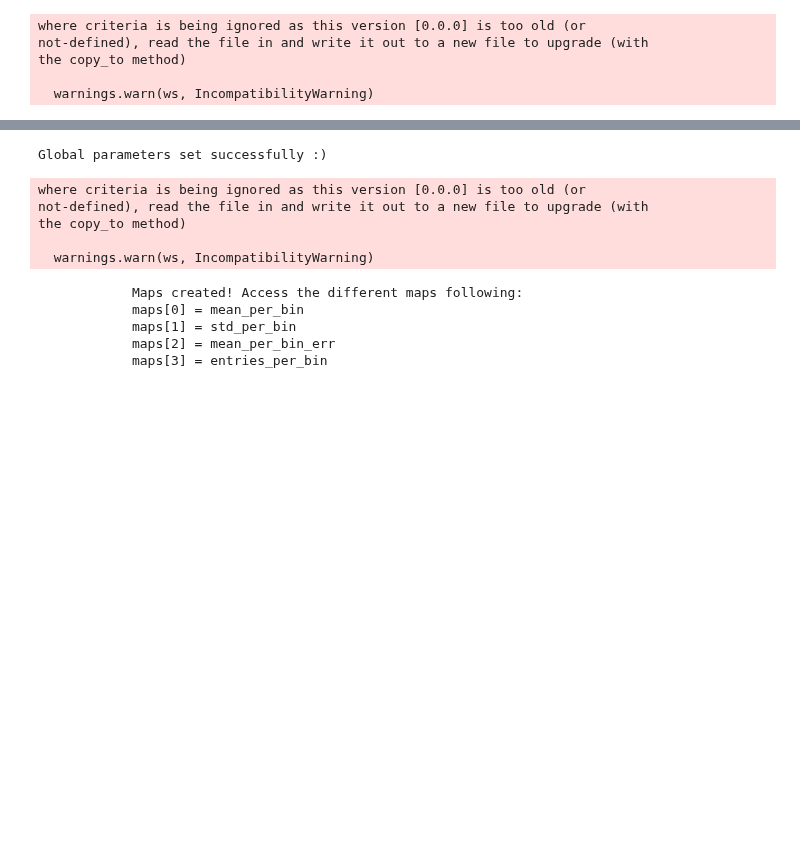
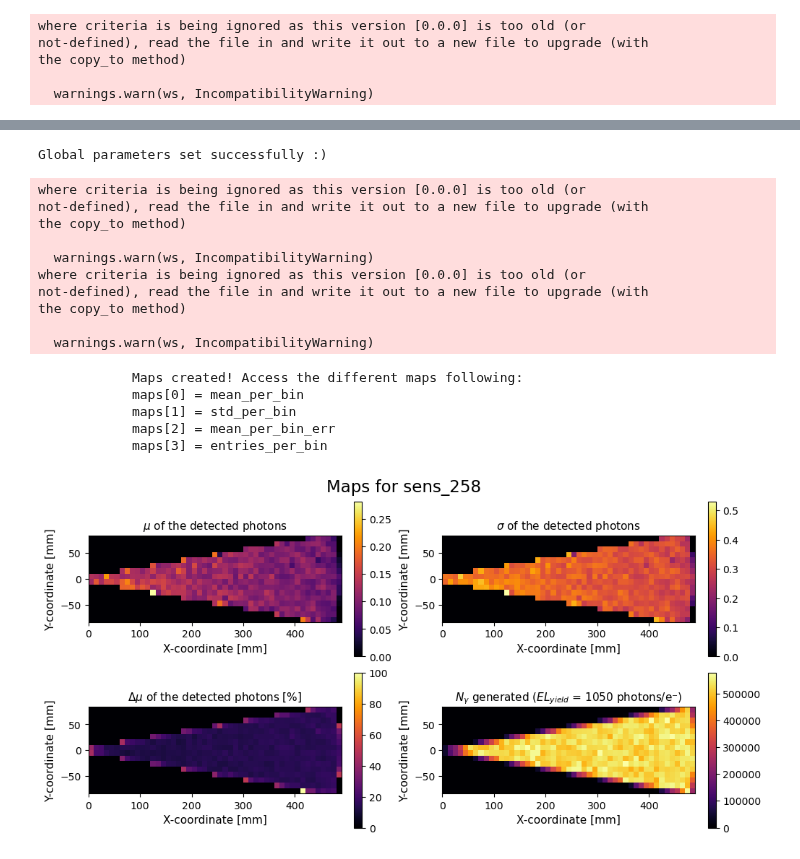
Before and after one commit to mariandbt/python, a Jupyter notebook: notebooks/20240221_s2_maps.ipynb, the cells around one changed output, grey strips where cells are left out. Cells and saved outputs as stored; diff of their text form; code cells hidden in the pictures; blank space fills up the shorter version.

```diff
--- a/notebooks/20240221_s2_maps.ipynb
+++ b/notebooks/20240221_s2_maps.ipynb
@@ -48,25 +87,35 @@ y_max = 84
 
 bin_width = 10 # [mm]
 yield_ = 1050 # ph/e⁻
-# %%
-s2tab.set_map_specs(globals(), x_min = x_min, x_max = x_max,
-                    y_min = y_min, y_max = y_max, bin_width_in_mm = bin_width)
-# %% [output]
-Global parameters set successfully :)
+# %%
+s2tab.set_map_specs(globals(), x_min = x_min, x_max = x_max,
+                    y_min = y_min, y_max = y_max, bin_width_in_mm = bin_width)
+# %% [output]
+Global parameters set successfully :)
 # %%
 # _ = setup.print_sens_geometry(file_path, 258)
 # %%
 selected_sens = 258
 # %%
-_, bins, maps = s2tab.create_response_maps(list_of_ie_file_paths, selected_sens)
+_, bins, maps = s2tab.create_response_maps(list_of_ie_file_paths[:2], selected_sens)
 # %% [output]
 where criteria is being ignored as this version [0.0.0] is too old (or
 not-defined), read the file in and write it out to a new file to upgrade (with
 the copy_to method)
 
   warnings.warn(ws, IncompatibilityWarning)
+where criteria is being ignored as this version [0.0.0] is too old (or
+not-defined), read the file in and write it out to a new file to upgrade (with
+the copy_to method)
+
+  warnings.warn(ws, IncompatibilityWarning)
             Maps created! Access the different maps following:
             maps[0] = mean_per_bin
             maps[1] = std_per_bin
             maps[2] = mean_per_bin_err
             maps[3] = entries_per_bin
+# %%
+s2tab.print_response_maps(selected_sens, bins, maps, yield_) # 2 files
+plt.savefig('mappitas.png')
+# %% [output]
+[figure, added]
```
Also changed, not shown: parts of 11 cells of this notebook, 16 other files.
